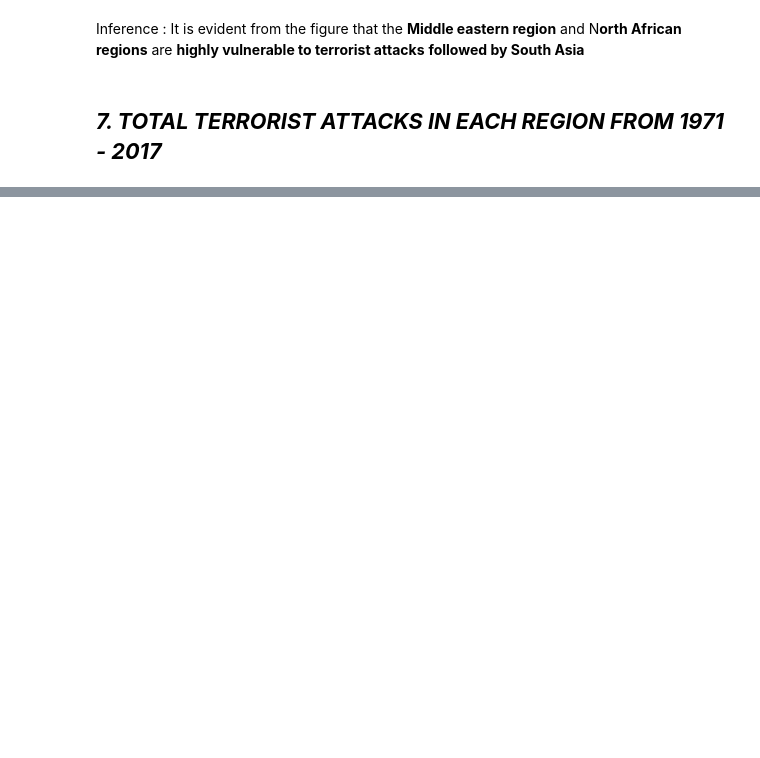
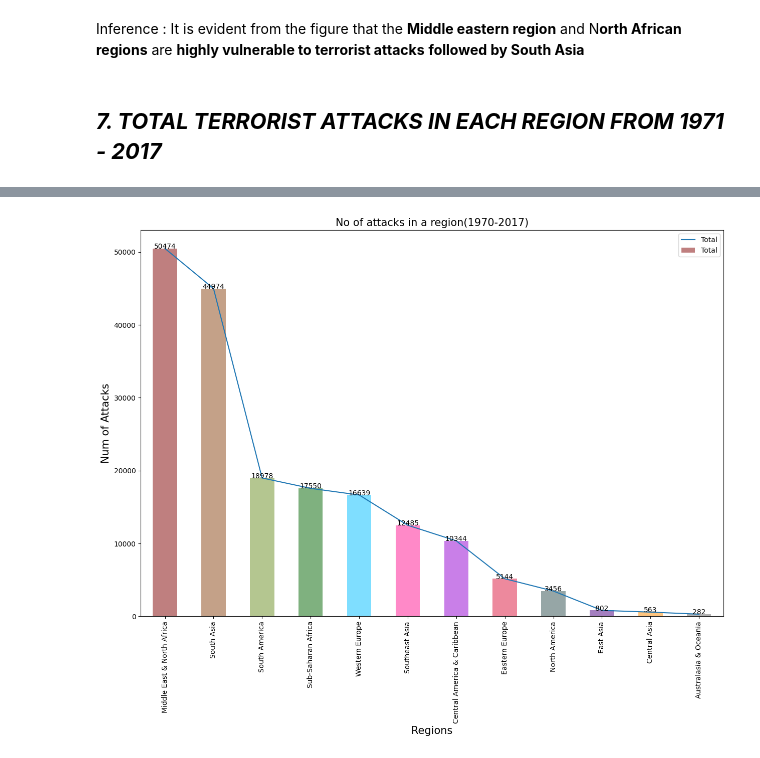
Before and after one commit to Mohit03singh/Global-Terrorism-Database-Analysis-EDA, a Jupyter notebook: GLOBAL_TERRIORST_PROJECT.ipynb, the cells around one changed output, grey strips where cells are left out. Saved outputs shown, nothing was run; the diff lists cells and outputs as text; code cells hidden in the pictures; blank space fills up the shorter version.

```diff
--- a/GLOBAL_TERRIORST_PROJECT.ipynb
+++ b/GLOBAL_TERRIORST_PROJECT.ipynb
@@ -434,0 +456,14 @@ act = TOT["Total"].sort_values(ascending = False)
+# %%
+color_set = ["maroon","saddlebrown","olivedrab","darkgreen","deepskyblue","deeppink","darkviolet","crimson","darkslategray","indigo","darkorange","dimgrey"]
+act.plot(kind = "bar",color = color_set, stacked = True, alpha = 0.5 , figsize = (15,10) )
+act.plot(kind = "line" )
+plt.title("No of attacks in a region(1970-2017)", fontsize = 15)
+plt.xlabel("Regions", fontsize = 15)
+plt.ylabel("Num of Attacks", fontsize = 15)
+plt.xticks(rotation = 90)
+for i,v in enumerate(act):
+  plt.text(i,v, str(v), ha="center")
+plt.legend()
+plt.show()
+# %% [output]
+[figure, added]
```
Also changed, not shown: parts of 40 cells of this notebook.
